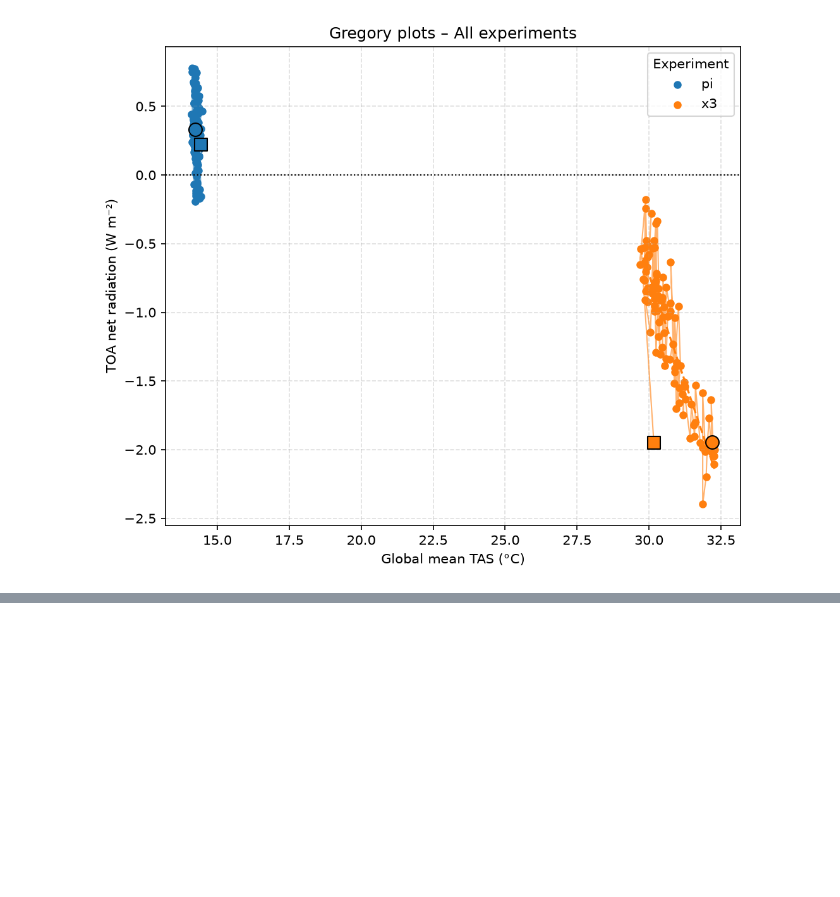
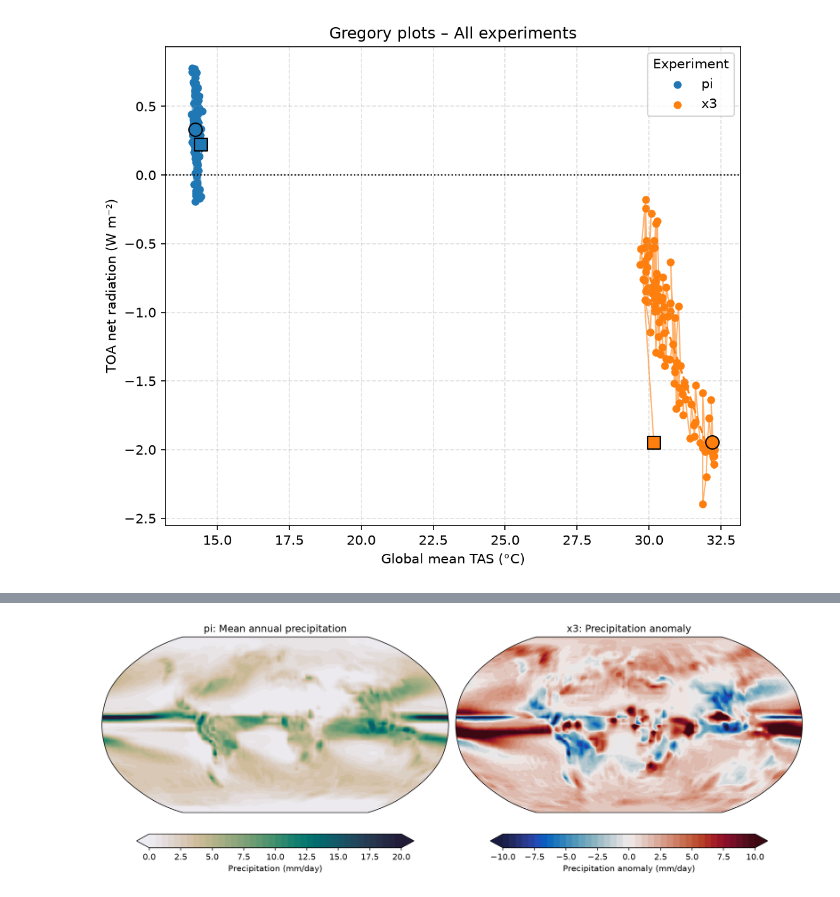
Before and after one commit to renatacoppo/eoctools, a Jupyter notebook: eoctools/data_analysis/data-analysis-new.ipynb, the cells around one changed output, grey strips where cells are left out. Saved outputs shown, nothing was run; the diff lists cells and outputs as text; code cells hidden in the pictures; blank space fills up the shorter version.

```diff
--- a/eoctools/data_analysis/data-analysis-new.ipynb
+++ b/eoctools/data_analysis/data-analysis-new.ipynb
@@ -212,0 +231,8 @@ array([ 0.33036001,  0.17113884,  0.18116059, -0.05535234,  0.4100632 ,
+# %%
+# Computing anual mean anomalies against pi values
+# pr_anom dimensions will be (lat: 90, lon: 180)
+pr_an_anom = {
+    k: pr_annual_mean[k] - pr_annual_mean[reference]
+    for k in pr_annual_mean
+    if k != reference
+}
@@ -315,0 +446,18 @@ x3: 100 valid points
+# %%
+# Mean annual tas for the reference experiment and anomalies for the other experiments
+plot_reference_anomalies(
+    reference=pr_annual_mean[reference],
+    anomalies=pr_an_anom,
+    reference_name=reference,
+    absolute_title="Mean annual precipitation",
+    anomaly_title="Precipitation anomaly",
+    absolute_levels=np.arange(0, 20.5, 0.5),
+    anomaly_levels=np.arange(-10, 10.5, 0.5),
+    absolute_cmap=cmocean.cm.rain,
+    anomaly_cmap=cmocean.cm.balance,
+    absolute_label="Precipitation (mm/day)",
+    anomaly_label="Precipitation anomaly (mm/day)",
+    save="pr_maps.png",
+)
+# %% [output]
+[figure, added]
```
Also changed, not shown: parts of 24 cells of this notebook, 1 other file.
